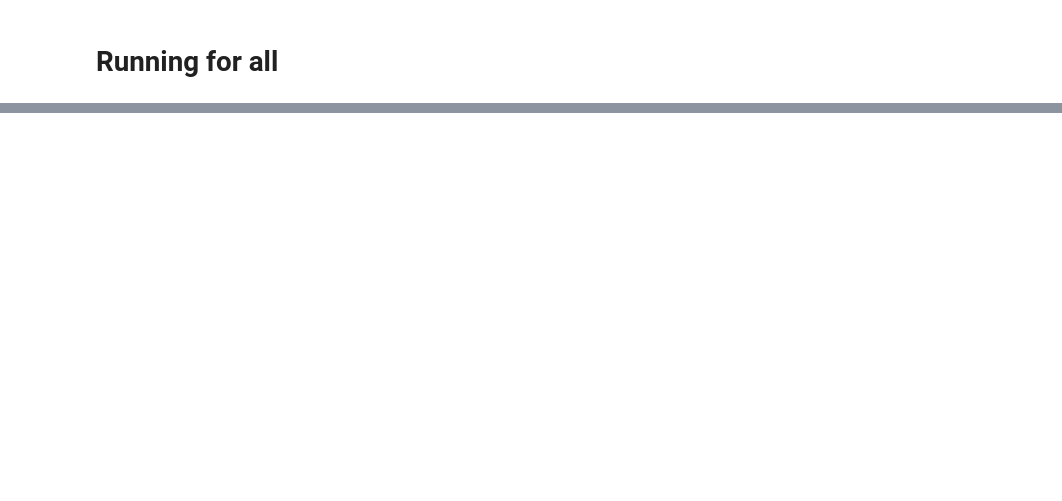
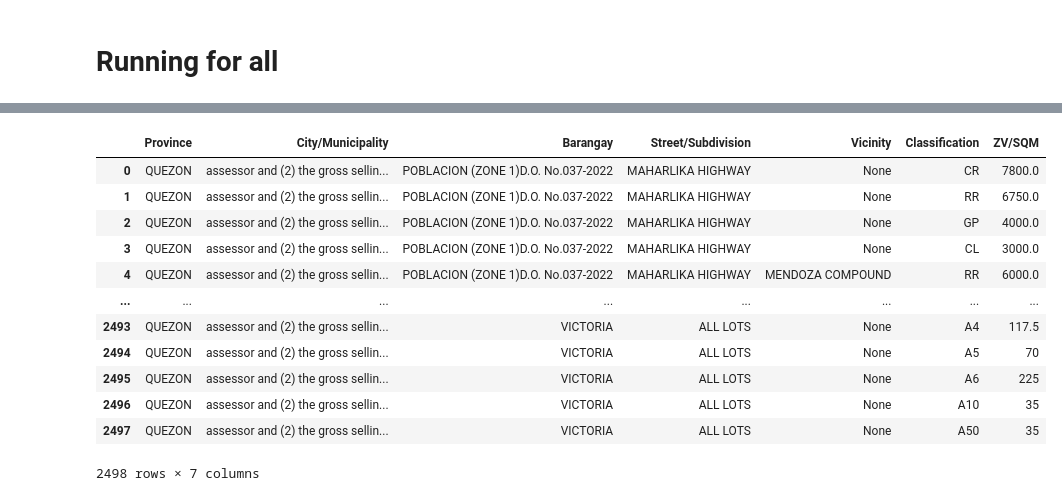
Before and after one commit to lansantuyo/bir-zl-scraping, a Jupyter notebook: ZV_Scraper.ipynb, the cells around one changed output, grey strips where cells are left out. Saved outputs shown, nothing was run; the diff lists cells and outputs as text; code cells hidden in the pictures; blank space fills up the shorter version.

```diff
--- a/ZV_Scraper.ipynb
+++ b/ZV_Scraper.ipynb
@@ -254,0 +835,37 @@ for output_file in output_files:
+# %%
+def find_column_headers(df, index):
+    headers = {
+        'street_name_index': None,
+        'vicinity_index': None,
+        'classification_index': None,
+        'zv_sq_m_index': None
+    }
+
+    # Search within the next 3 rows for headers
+    for offset in range(3):
+        current_index = index + offset
+        if current_index >= len(df):
+            break
+        row = df.iloc[current_index]
+
+        for col_index, cell in enumerate(row):
+            cell_value = str(cell)
+
+            if headers['street_name_index'] is None and re.search(r"(STREET NAME|SUBDIVISION|CONDOMINIUM)", cell_value, re.IGNORECASE):
+                headers['street_name_index'] = col_index
+
+            if headers['vicinity_index'] is None and re.search(r"V.*I.*C.*I.*N.*I.*T.*Y", cell_value, re.IGNORECASE):
+                headers['vicinity_index'] = col_index
+
+            if headers['classification_index'] is None and re.search(r"CLASS(?:IFICATION)?|C.*L.*A.*S.*S.*I.*F.*I.*C.*A.*T.*I.*O.*N", cell_value, re.IGNORECASE | re.DOTALL):
+                headers['classification_index'] = col_index
+
+            if headers['zv_sq_m_index'] is None and re.search(r"ZV.*SQ.*M|3rd\s*Rev", cell_value, re.IGNORECASE):
+                headers['zv_sq_m_index'] = col_index
+
+        if all(value is not None for value in headers.values()):
+            print(f"Headers found at index {current_index}")
+            print(f"Header indices: {headers}")
+            return True, headers, current_index + 1
+
+    return False, None, index
@@ -254,0 +1115,5 @@ for output_file in output_files:
+# %%
+for excel in excel_files[22:23]:
+    df = xls_to_df(excel)
+    processed = main(df)
+    processed.to_excel(f"Output/{excel}.xlsx")
@@ -254,0 +1138,16 @@ for output_file in output_files:
+# %%
+processed
+# %% [output]
+|  | Province | City/Municipality | Barangay | Street/Subdivision | Vicinity | Classification | ZV/SQM |
+| 0 | QUEZON | assessor and (2) the gross sellin... | POBLACION (ZONE 1)D.O. No.037-2022 | MAHARLIKA HIGHWAY | None | CR | 7800.0 |
+| 1 | QUEZON | assessor and (2) the gross sellin... | POBLACION (ZONE 1)D.O. No.037-2022 | MAHARLIKA HIGHWAY | None | RR | 6750.0 |
+| 2 | QUEZON | assessor and (2) the gross sellin... | POBLACION (ZONE 1)D.O. No.037-2022 | MAHARLIKA HIGHWAY | None | GP | 4000.0 |
+| 3 | QUEZON | assessor and (2) the gross sellin... | POBLACION (ZONE 1)D.O. No.037-2022 | MAHARLIKA HIGHWAY | None | CL | 3000.0 |
+| 4 | QUEZON | assessor and (2) the gross sellin... | POBLACION (ZONE 1)D.O. No.037-2022 | MAHARLIKA HIGHWAY | MENDOZA COMPOUND | RR | 6000.0 |
+| ... | ... | ... | ... | ... | ... | ... | ... |
+| 2493 | QUEZON | assessor and (2) the gross sellin... | VICTORIA | ALL LOTS | None | A4 | 117.5 |
+| 2494 | QUEZON | assessor and (2) the gross sellin... | VICTORIA | ALL LOTS | None | A5 | 70 |
+| 2495 | QUEZON | assessor and (2) the gross sellin... | VICTORIA | ALL LOTS | None | A6 | 225 |
+| 2496 | QUEZON | assessor and (2) the gross sellin... | VICTORIA | ALL LOTS | None | A10 | 35 |
+| 2497 | QUEZON | assessor and (2) the gross sellin... | VICTORIA | ALL LOTS | None | A50 | 35 |
+2498 rows × 7 columns
```
Also changed, not shown: parts of 15 cells of this notebook.
